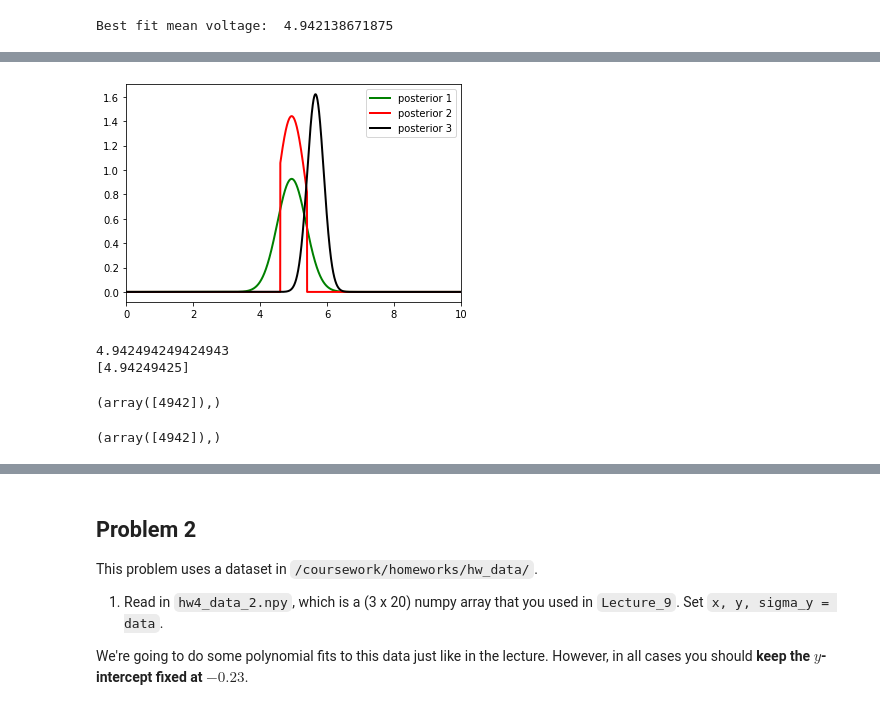
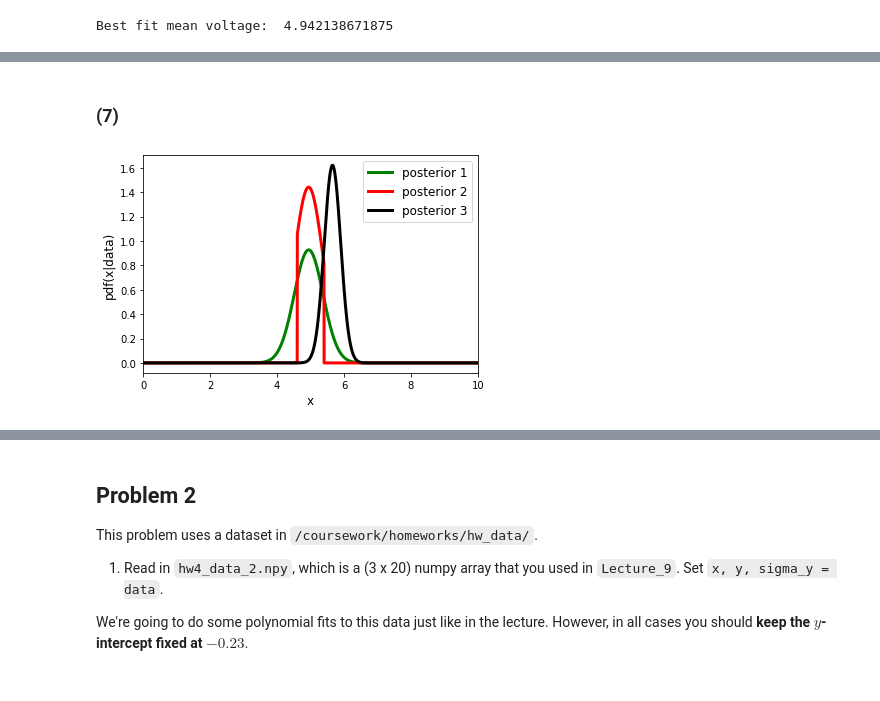
Before and after one commit to VanderbiltAstronomy/astr_8070_s22, a Jupyter notebook: coursework/student_folders/niana_mohammed/vu_astr8070_s22_hw4_NianaMohammed.ipynb, the cells around one changed output, grey strips where cells are left out. Cells and saved outputs as stored; diff of their text form; code cells hidden in the pictures.

```diff
--- a/coursework/student_folders/niana_mohammed/vu_astr8070_s22_hw4_NianaMohammed.ipynb
+++ b/coursework/student_folders/niana_mohammed/vu_astr8070_s22_hw4_NianaMohammed.ipynb
@@ -38,13 +40,10 @@ from scipy import optimize
 # %%
-# (1) Read in hw4_data_1.npy. This is a (10 x 2) numpy array, with voltage measurements in the first column and
-# heteroscedastic voltage uncertainties in the second column. Compute the sample mean and the standard error on
-# the sample mean for this data.
-
+# (1)
 # Loading hw4_data_1.npy
 data = np.load("../../homeworks/hw_data/hw4_data_1.npy")
 # extracting voltage measurements and uncertainties
-meas = np.array([i[0] for i in data])
-uncert = np.array([i[1] for i in data])
+meas = data[:,0]
+uncert = data[:,1]
 
 # Using heteroscedastic gaussian result from derivation in Lecture 5
 # to calculate sample mean and error on sample mean
@@ -174,20 +192,0 @@ plt.show()
-# %%
-# (6) Now, imagine that we read an old paper about the experiment that gave us the voltage measurements,
-# and they found that the mean was actually  6±0.3 . Repeat (3) and (4) this time with a Gaussian prior on
-# the mean centered at  6  with standard deviation of  0.3
-probsum = []
-mu_grid = np.linspace(0,10,10000)
-pri = norm.pdf(mu_grid,6,0.3)
-
-for i in range(len(mu_grid)):
-    pdf = norm.pdf(meas,loc=mu_grid[i],scale=uncert)
-    probsum.append(np.product(pdf))
-L = np.array(probsum)
-
-post3 = L*pri
-
-plt.plot(mu_grid, post3/(np.sum(post3) * (mu_grid[1]-mu_grid[0])), label='posterior',c='b',lw=2)
-plt.plot(mu_grid, L/(np.sum(L) * (mu_grid[1]-mu_grid[0])), label='likelihood',c='orange',ls='--',lw=2)
-plt.plot(mu_grid, pri, label='prior',c='magenta', alpha=0.5, ls='--',lw=2)
-plt.legend()
-plt.show()
@@ -196,35 +235,16 @@ plt.show()
+# %% [markdown]
+### (7)
 # %%
-# (7) Plot all of the normalized posterior pdfs for  𝜇  from (3), (5), and (6) on the same plot, making sure
+# (7)
+# Plot all of the normalized posterior pdfs for  𝜇  from (3), (5), and (6) on the same plot, making sure
 # that the xlim of the plot spans 0 to 10.
 
-plt.plot(mu_grid, post/(np.sum(post) * (mu_grid[1]-mu_grid[0])), label='posterior 1',c='g',lw=2)
-plt.plot(mu_grid, post2/(np.sum(post2) * (mu_grid[1]-mu_grid[0])), label='posterior 2',c='r',lw=2)
-plt.plot(mu_grid, post3/(np.sum(post3) * (mu_grid[1]-mu_grid[0])), label='posterior 3',c='k',lw=2)
-plt.legend()
+plt.plot(mu_grid, normal_post, label='posterior 1',c='g',lw=3)
+plt.plot(mu_grid, normal_post2, label='posterior 2',c='r',lw=3)
+plt.plot(mu_grid, normal_post3, label='posterior 3',c='k',lw=3)
+plt.xlabel('x',fontsize=12);plt.ylabel('pdf(x|data)',fontsize=12)
+plt.legend(fontsize=12)
 plt.xlim(0,10)
 plt.show()
 # %% [output]
-[figure, old version]
+[figure, new version]
-# %%
-value = beta_squared[0]
-
-absolute_val_array = np.abs(mu_grid - value)
-# print(absolute_val_array)
-smallest_difference_index = absolute_val_array.argmin()
-closest_element = mu_grid[smallest_difference_index]
-
-print(closest_element)
-
-idx = np.where((mu_grid>=beta_squared[0]) & (mu_grid<beta_squared[0]+0.001))[0]
-print(mu_grid[idx])
-# %% [output]
-4.942494249424943
-[4.94249425]
-# %%
-np.where(prior==1)
-# %% [output]
-(array([4942]),)
-# %%
-np.where(post_new!=0)
-# %% [output]
-(array([4942]),)
```
Also changed, not shown: parts of 30 cells of this notebook, 2 other files.
